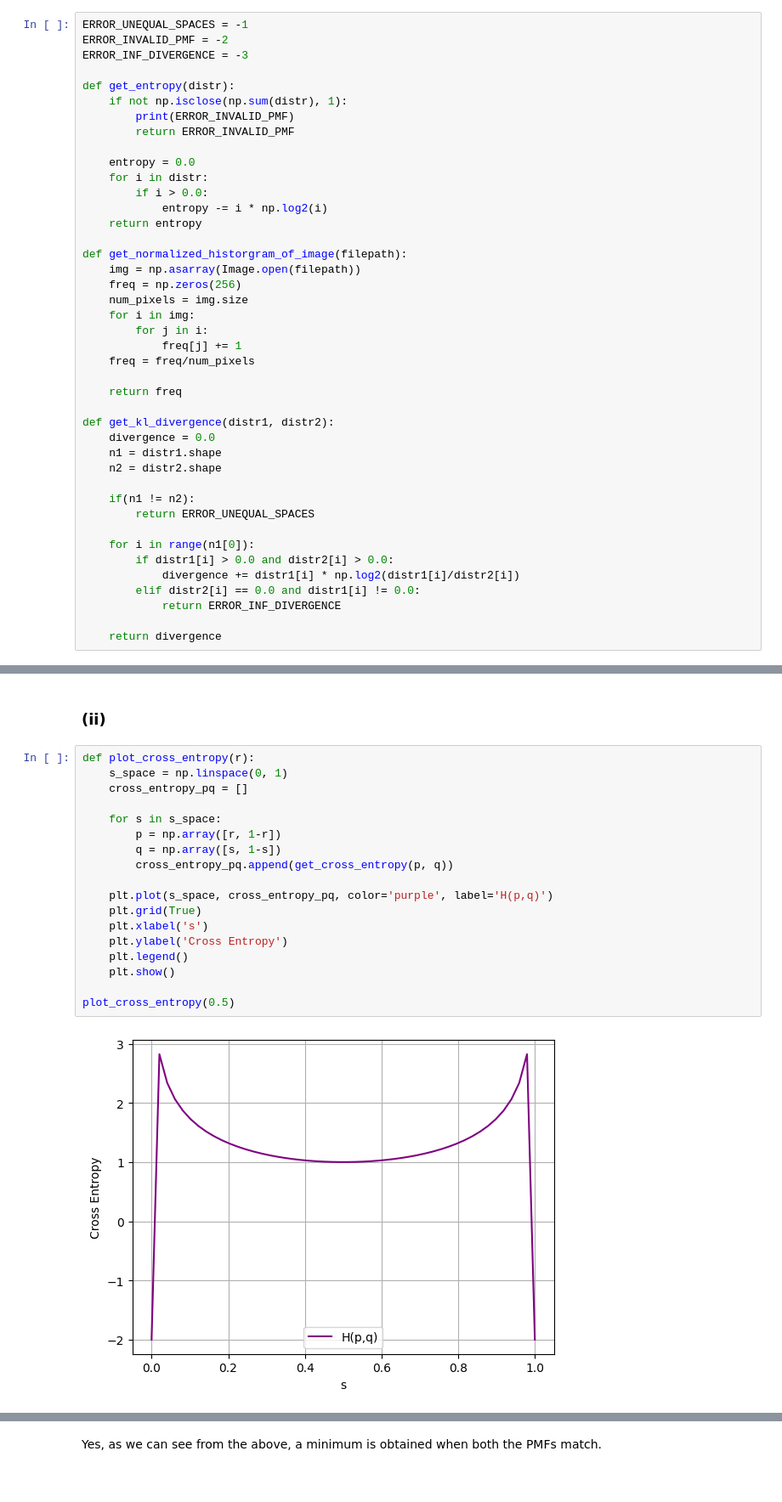
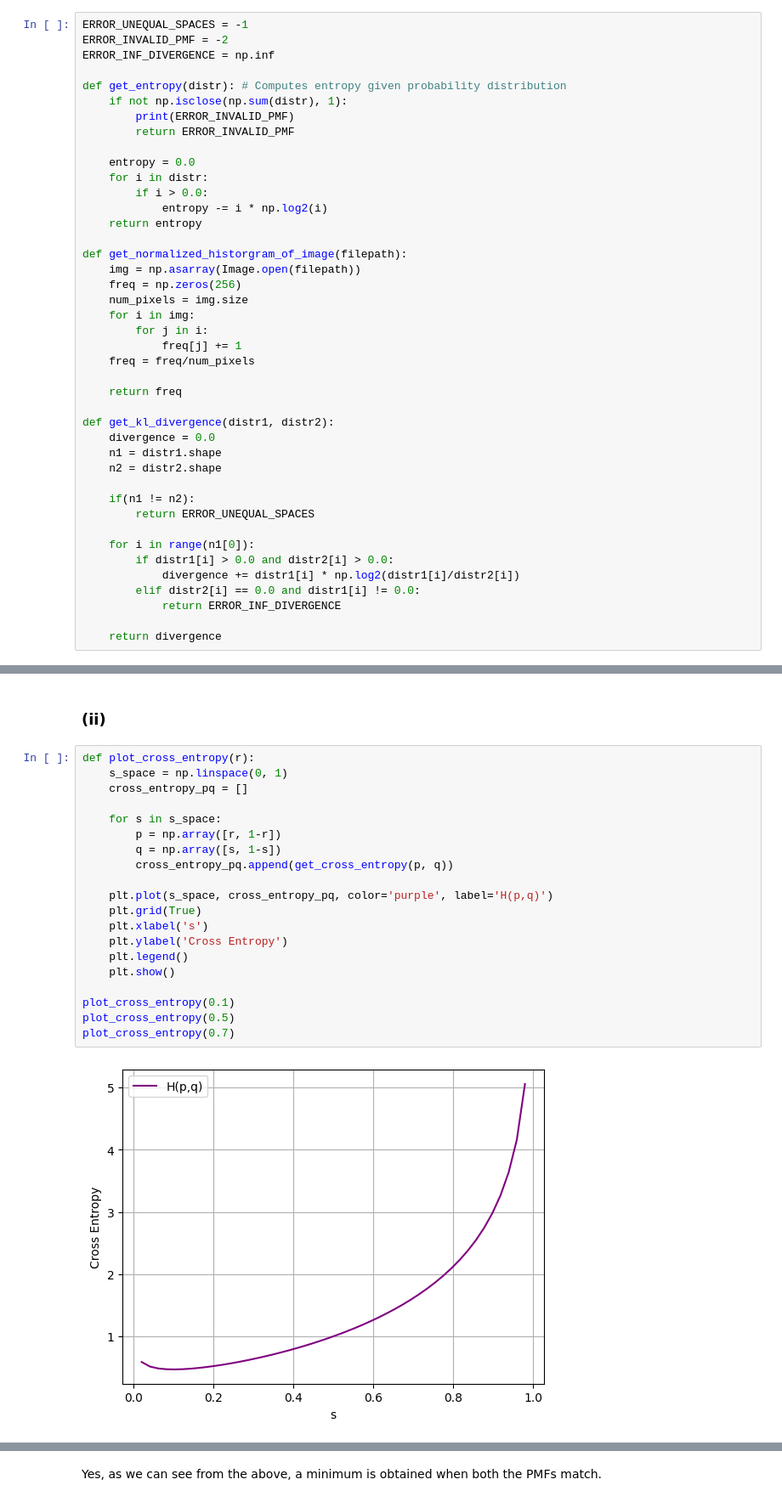
Before and after one commit to TushitaSharva/SEM7, a Jupyter notebook: AI5100/HW2/cs21btech11022-hw2.ipynb, the cells around one changed output, grey strips where cells are left out. Shown at 85% size. Saved outputs shown, nothing was run; the diff lists cells and outputs as text.

```diff
--- a/AI5100/HW2/cs21btech11022-hw2.ipynb
+++ b/AI5100/HW2/cs21btech11022-hw2.ipynb
@@ -19,9 +18,9 @@ Helper functions
 # %%
 ERROR_UNEQUAL_SPACES = -1
 ERROR_INVALID_PMF = -2
-ERROR_INF_DIVERGENCE = -3
+ERROR_INF_DIVERGENCE = np.inf
 
-def get_entropy(distr):
+def get_entropy(distr): # Computes entropy given probability distribution
     if not np.isclose(np.sum(distr), 1):
         print(ERROR_INVALID_PMF)
         return ERROR_INVALID_PMF
@@ -80,20 +79,22 @@ print(get_cross_entropy(q,p))
 # %%
 def plot_cross_entropy(r):
     s_space = np.linspace(0, 1)
     cross_entropy_pq = []
 
     for s in s_space:
         p = np.array([r, 1-r])
         q = np.array([s, 1-s])
         cross_entropy_pq.append(get_cross_entropy(p, q))
 
     plt.plot(s_space, cross_entropy_pq, color='purple', label='H(p,q)')
     plt.grid(True)
     plt.xlabel('s')
     plt.ylabel('Cross Entropy')
     plt.legend()
     plt.show()
 
+plot_cross_entropy(0.1)
 plot_cross_entropy(0.5)
+plot_cross_entropy(0.7)
 # %% [output]
-[figure, old version]
+[figure, new version]
```
Also changed, not shown: parts of 14 cells of this notebook, 1 other file.
